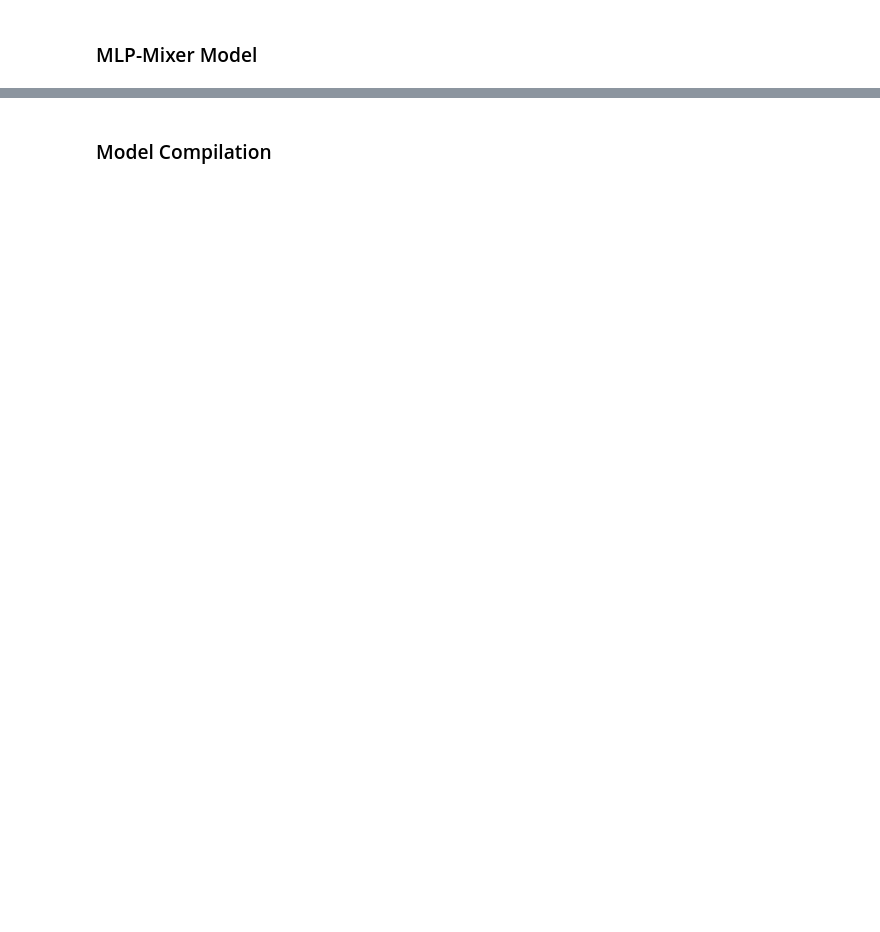
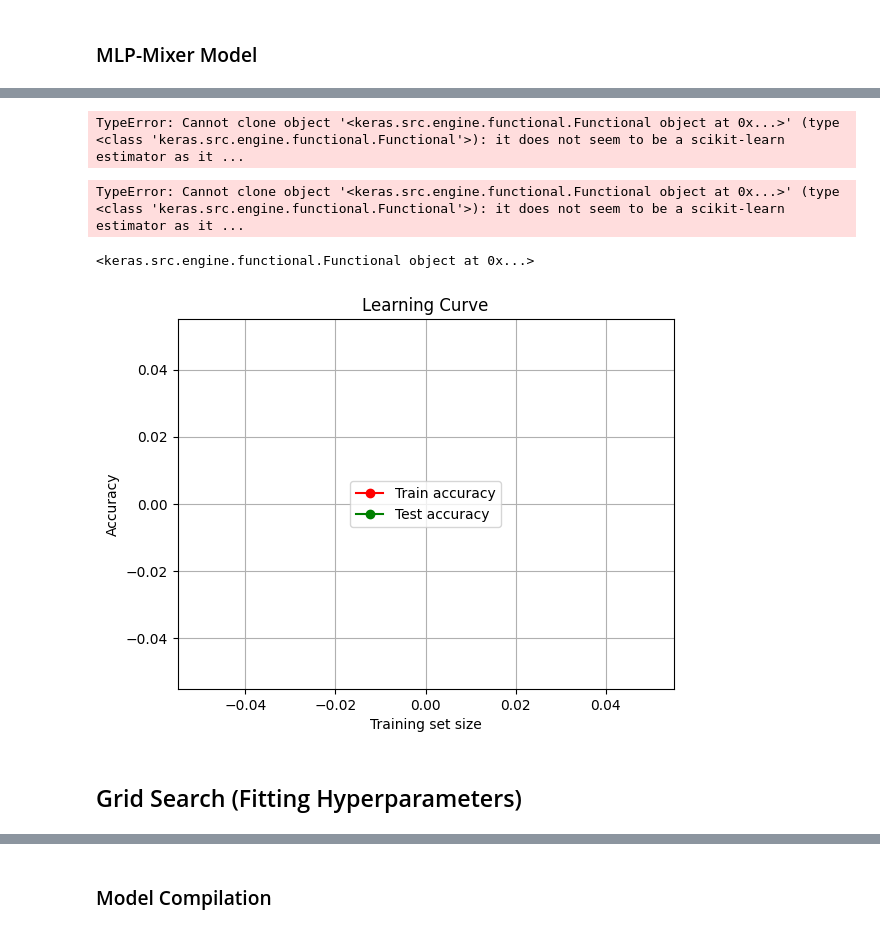
Before and after one commit to OlgaTorgashova/fungus-classification, a Jupyter notebook: EE258_Project.ipynb, the cells around one changed output, grey strips where cells are left out. Drawn from its saved outputs; the diff is of its cells as text; code cells hidden in the pictures; blank space fills up the shorter version.

```diff
--- a/EE258_Project.ipynb
+++ b/EE258_Project.ipynb
@@ -981,0 +696,46 @@ ________________________________________________________________________________
+# %%
+learning_rate = 0.00032
+clf = KerasClassifier(model = create_model, loss = True, compile_clone = True)
+
+train_sizes, train_scores, valid_scores = learning_curve(
+    clf,
+    X_train, y_train,
+    train_sizes = np.linspace(0.5, 1.0, 10),  # Vary the training set sizes
+    cv = 5,  # Number of cross-validation folds
+    scoring = 'accuracy'  # Choose an appropriate scoring metric
+)
+# %% [output]
+TypeError: Cannot clone object '<keras.src.engine.functional.Functional object at 0x...>' (type <class 'keras.src.engine.functional.Functional'>): it does not seem to be a scikit-learn estimator as it ...
+# %%
+learning_rate = 0.00032
+clf = model_fungi_book(data_shape = project_image_size + (3,), number_of_classes = 5, filter_size = 64)
+clf.compile(
+    optimizer = Adamar,
+    loss = 'sparse_categorical_crossentropy',
+    metrics = ['accuracy', tf.keras.metrics.SparseTopKCategoricalAccuracy(k = 2, name = 'top_2_acc', dtype = None), 'f1'])
+
+#model = KNeighborsClassifier(n_neighbors = 5)
+#kfold_clf = KFold(n_splits = 5, shuffle = True, random_state = project_seed)
+train_sizes, train_scores, valid_scores = learning_curve(clf, X_train, y_train, train_sizes = np.linspace(0.5, 1.0, 21),
+                                                         cv = 5, scoring = 'accuracy')
+# %% [output]
+TypeError: Cannot clone object '<keras.src.engine.functional.Functional object at 0x...>' (type <class 'keras.src.engine.functional.Functional'>): it does not seem to be a scikit-learn estimator as it ...
+# %%
+print(clf)
+# %% [output]
+<keras.src.engine.functional.Functional object at 0x...>
+# %%
+train_errors = train_scores.mean(axis=1)
+valid_errors = valid_scores.mean(axis=1)
+plt.plot(train_sizes, train_errors, marker = 'o', linestyle = '-', color = 'r', label = "Train accuracy")
+plt.plot(train_sizes, valid_errors, marker = 'o', linestyle = '-', color = 'g', label = "Test accuracy")
+plt.xlabel('Training set size')
+plt.ylabel('Accuracy')
+plt.title('Learning Curve')
+plt.legend(loc = 10)
+plt.grid(True)
+plt.show()
+# %% [output]
+[figure, added]
+# %% [markdown]
+## Grid Search (Fitting Hyperparameters)
```
Also changed, not shown: parts of 99 cells of this notebook.
